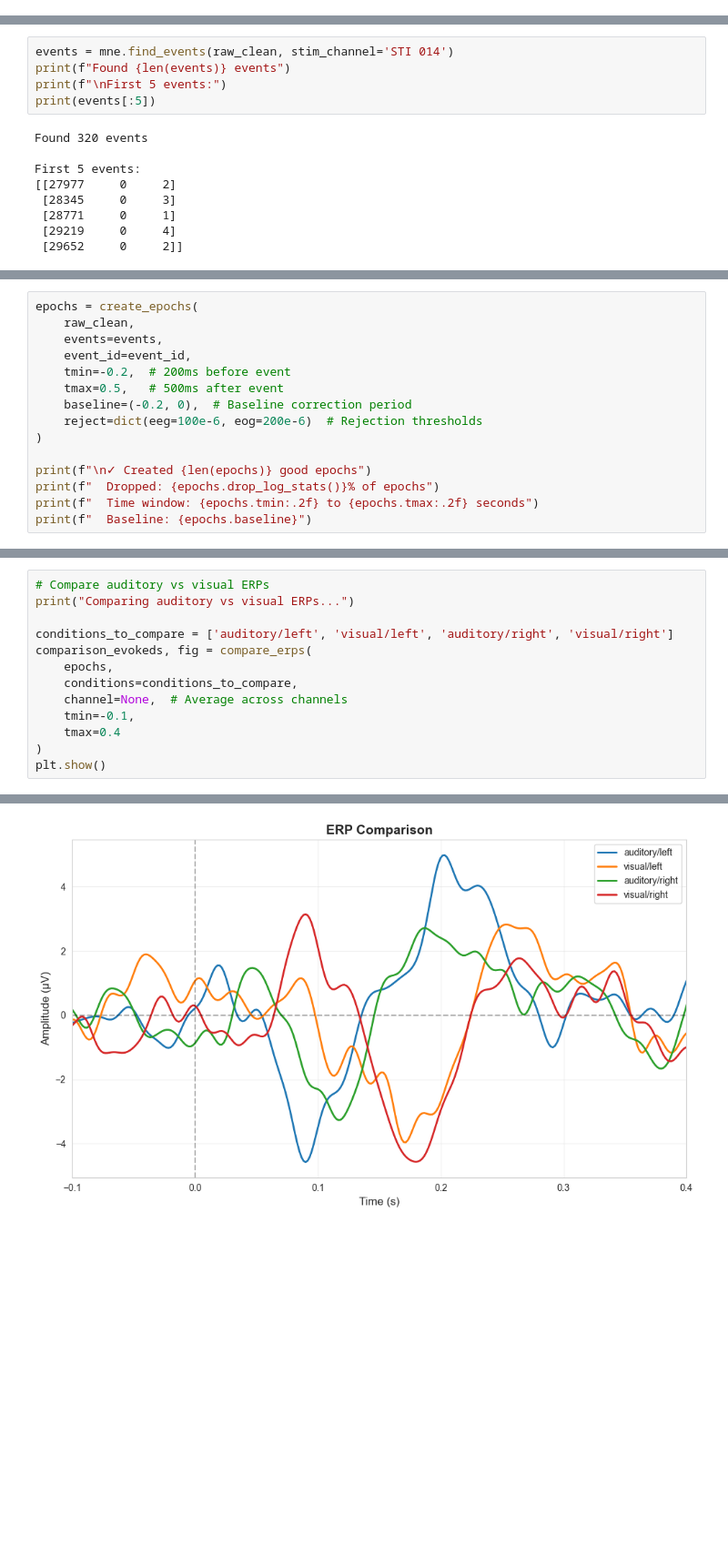
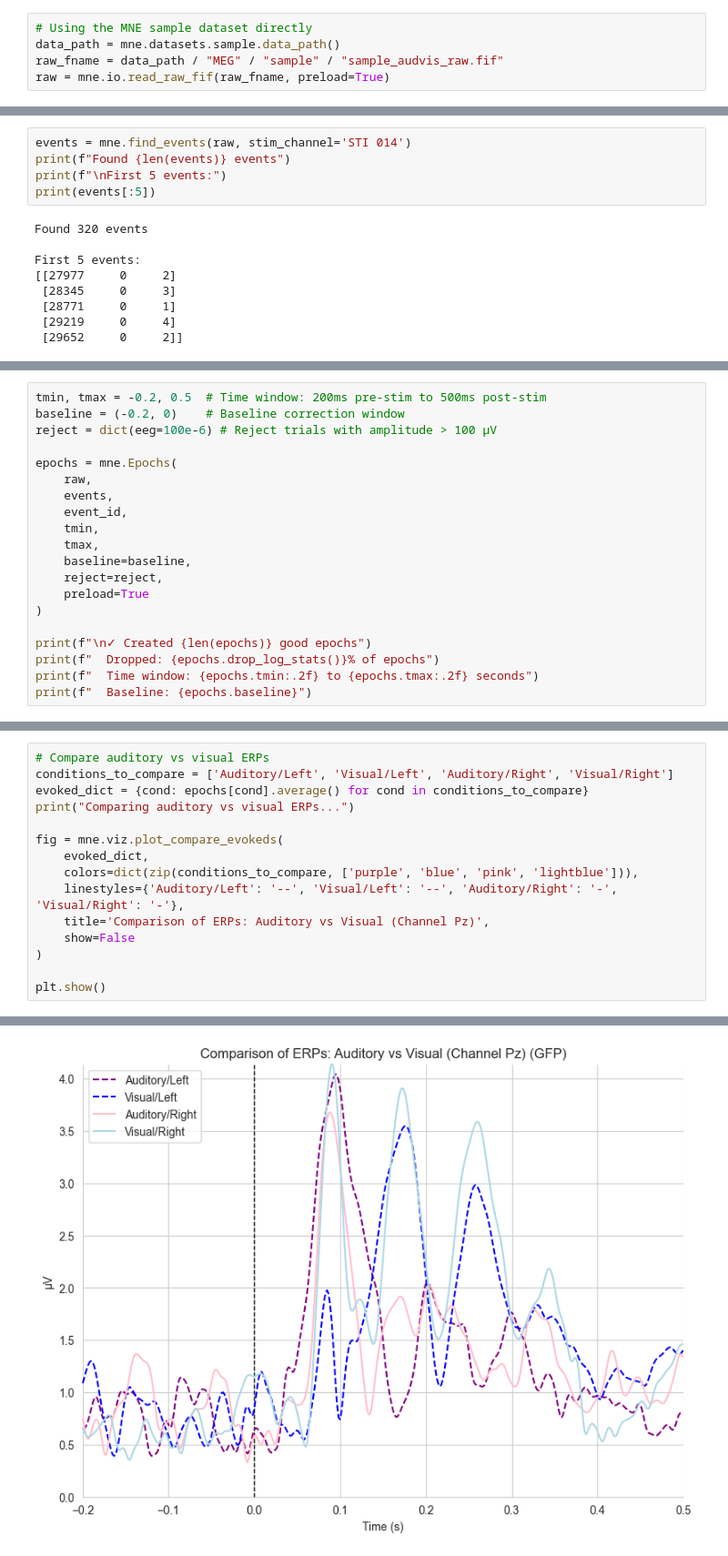
Before and after one commit to yibeisita/neuro-ai-playground, a Jupyter notebook: tutorials/03_time_domain/01_erp_analysis.ipynb, the cells around one changed output, grey strips where cells are left out. Shown at 91% size. Drawn from its saved outputs; the diff is of its cells as text; blank space fills up the shorter version.

Commit message:
refactor: erp analysis for eeg data

```diff
--- a/tutorials/03_time_domain/01_erp_analysis.ipynb
+++ b/tutorials/03_time_domain/01_erp_analysis.ipynb
@@ -69,0 +48,5 @@ Data Info:
+# %%
+# Using the MNE sample dataset directly
+data_path = mne.datasets.sample.data_path()
+raw_fname = data_path / "MEG" / "sample" / "sample_audvis_raw.fif"
+raw = mne.io.read_raw_fif(raw_fname, preload=True)
@@ -106,7 +99,7 @@ In MNE, events are stored as a numpy array with shape `(n_events, 3)`:
 - Column 1: Previous event value (usually 0)
 - Column 2: Event ID (what type of event)
 # %%
-events = mne.find_events(raw_clean, stim_channel='STI 014')
+events = mne.find_events(raw, stim_channel='STI 014')
 print(f"Found {len(events)} events")
 print(f"\nFirst 5 events:")
 print(events[:5])
@@ -156,14 +159,19 @@ Key Parameters:
 
 **Baseline Correction**: Removes pre-stimulus activity by subtracting the mean of the baseline period. This makes the signal relative to a zero baseline, allowing comparison across trials.
 # %%
-epochs = create_epochs(
-    raw_clean,
-    events=events,
-    event_id=event_id,
-    tmin=-0.2,  # 200ms before event
-    tmax=0.5,   # 500ms after event
-    baseline=(-0.2, 0),  # Baseline correction period
-    reject=dict(eeg=100e-6, eog=200e-6)  # Rejection thresholds
+tmin, tmax = -0.2, 0.5  # Time window: 200ms pre-stim to 500ms post-stim
+baseline = (-0.2, 0)    # Baseline correction window
+reject = dict(eeg=100e-6) # Reject trials with amplitude > 100 µV
+
+epochs = mne.Epochs(
+    raw,
+    events,
+    event_id,
+    tmin,
+    tmax,
+    baseline=baseline,
+    reject=reject,
+    preload=True
 )
 
 print(f"\n✓ Created {len(epochs)} good epochs")
@@ -231,20 +282,22 @@ Visual Left ERP:
 Comparing ERPs between conditions reveals which brain regions respond differently.
 # %%
 # Compare auditory vs visual ERPs
+conditions_to_compare = ['Auditory/Left', 'Visual/Left', 'Auditory/Right', 'Visual/Right']
+evoked_dict = {cond: epochs[cond].average() for cond in conditions_to_compare}
 print("Comparing auditory vs visual ERPs...")
 
-conditions_to_compare = ['auditory/left', 'visual/left', 'auditory/right', 'visual/right']
-comparison_evokeds, fig = compare_erps(
-    epochs,
-    conditions=conditions_to_compare,
-    channel=None,  # Average across channels
-    tmin=-0.1,
-    tmax=0.4
+fig = mne.viz.plot_compare_evokeds(
+    evoked_dict,
+    colors=dict(zip(conditions_to_compare, ['purple', 'blue', 'pink', 'lightblue'])),
+    linestyles={'Auditory/Left': '--', 'Visual/Left': '--', 'Auditory/Right': '-', 'Visual/Right': '-'},
+    title='Comparison of ERPs: Auditory vs Visual (Channel Pz)',
+    show=False
 )
+
 plt.show()
 # %% [output]
 Comparing auditory vs visual ERPs...
-[figure, old version]
+[figure, new version]
 # %%
 # Plot topographic maps at different time points
 times = np.array([0.08, 0.12, 0.17, 0.25, 0.35])
```
Also changed, not shown: parts of 51 cells of this notebook, 1 other file.
